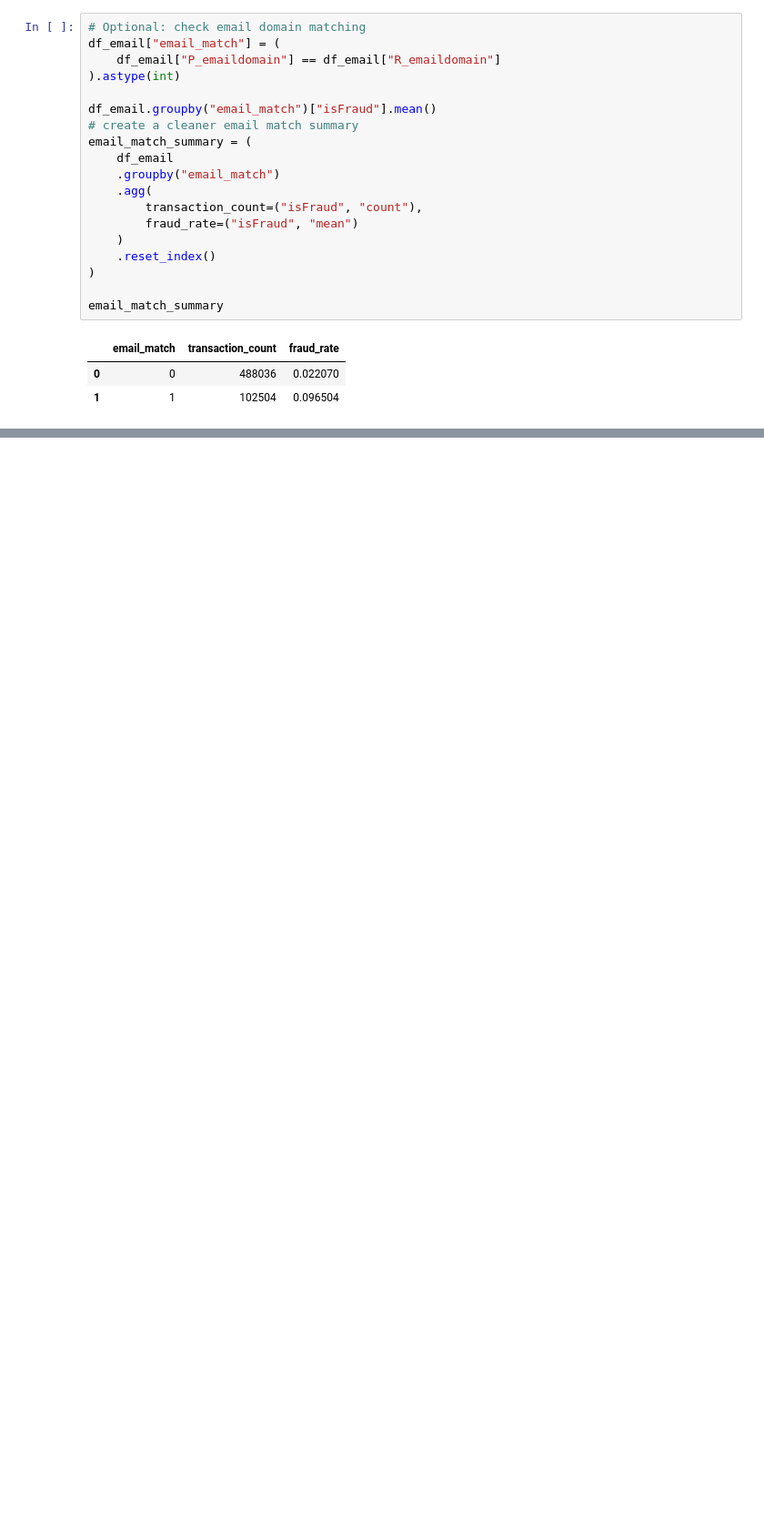
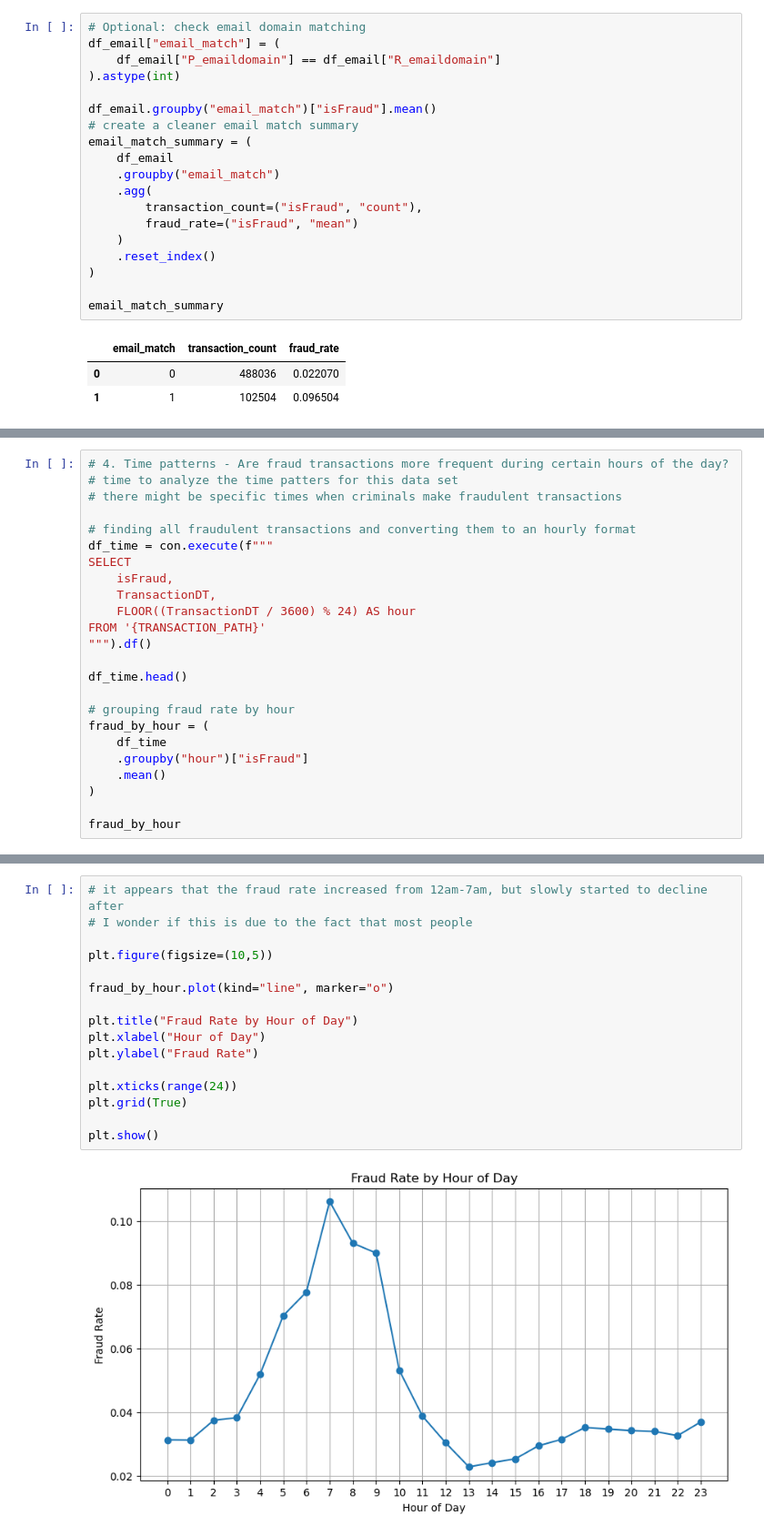
Before and after one commit to g-tapia/fraud-detection-system, a Jupyter notebook: notebooks/eda_modeling.ipynb, the cells around one changed output, grey strips where cells are left out. Shown at 91% size. Saved outputs shown, nothing was run; the diff lists cells and outputs as text; blank space fills up the shorter version.

```diff
--- a/notebooks/eda_modeling.ipynb
+++ b/notebooks/eda_modeling.ipynb
@@ -658,0 +660,24 @@ email_match_summary
+# %%
+# 4. Time patterns - Are fraud transactions more frequent during certain hours of the day?
+# time to analyze the time patters for this data set
+# there might be specific times when criminals make fraudulent transactions
+
+# finding all fraudulent transactions and converting them to an hourly format
+df_time = con.execute(f"""
+SELECT
+    isFraud,
+    TransactionDT,
+    FLOOR((TransactionDT / 3600) % 24) AS hour
+FROM '{TRANSACTION_PATH}'
+""").df()
+
+df_time.head()
+
+# grouping fraud rate by hour
+fraud_by_hour = (
+    df_time
+    .groupby("hour")["isFraud"]
+    .mean()
+)
+
+fraud_by_hour
@@ -658,0 +702,18 @@ email_match_summary
+# %%
+# it appears that the fraud rate increased from 12am-7am, but slowly started to decline after
+# I wonder if this is due to the fact that most people
+
+plt.figure(figsize=(10,5))
+
+fraud_by_hour.plot(kind="line", marker="o")
+
+plt.title("Fraud Rate by Hour of Day")
+plt.xlabel("Hour of Day")
+plt.ylabel("Fraud Rate")
+
+plt.xticks(range(24))
+plt.grid(True)
+
+plt.show()
+# %% [output]
+[figure, added]
```
Also changed, not shown: parts of 7 cells of this notebook.
